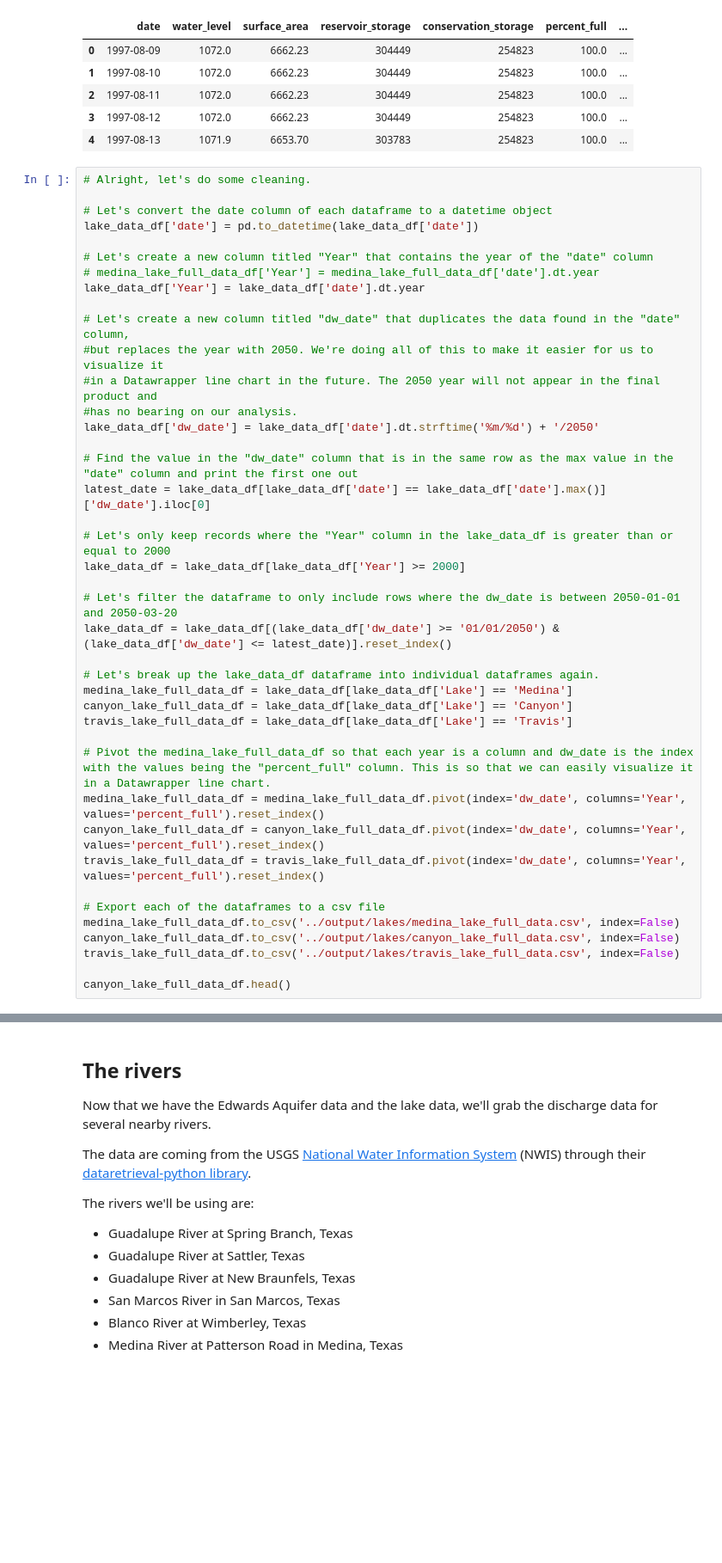
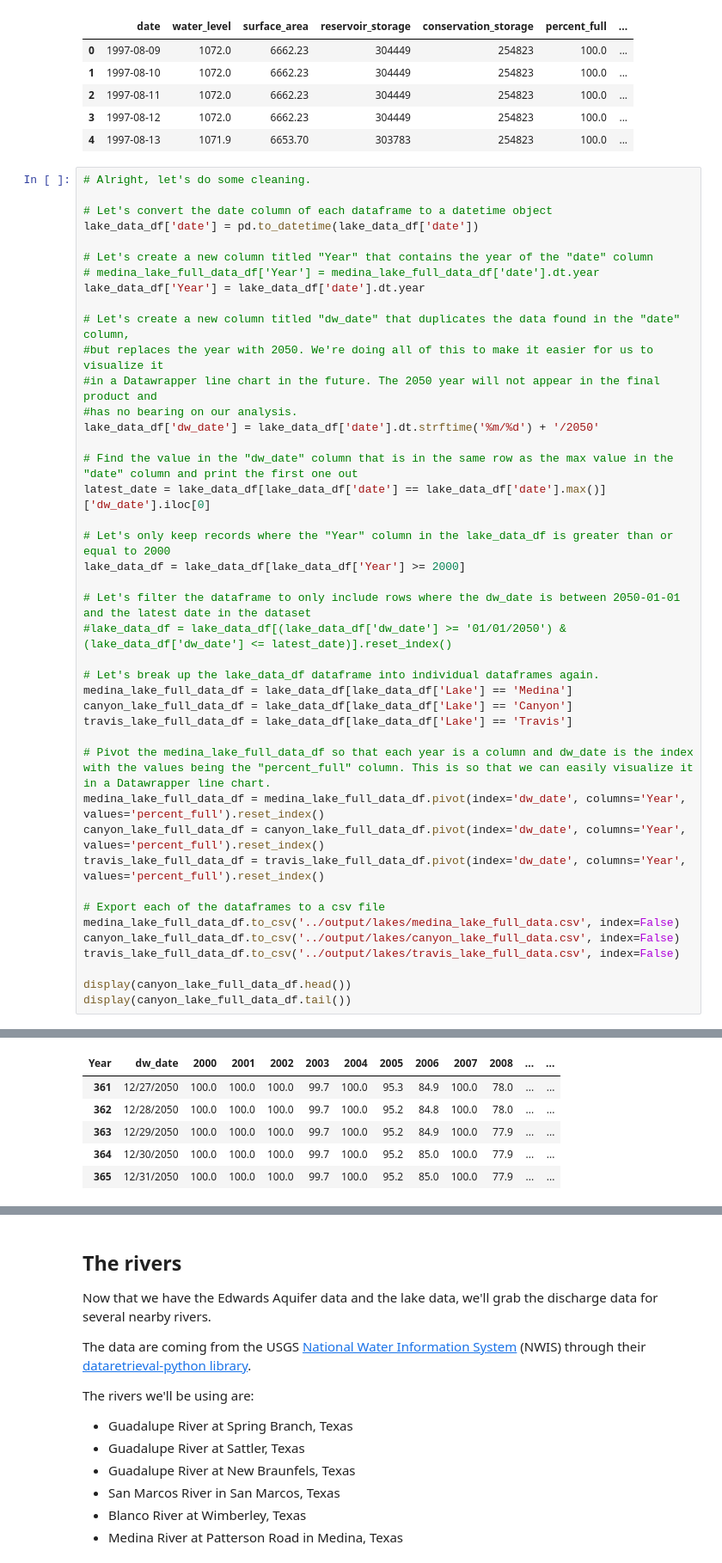
Before and after one commit to Houston-Chronicle/sa-water-levels, a Jupyter notebook: notebooks/collect-data.ipynb, the cells around one changed output, grey strips where cells are left out. Shown: that part at 86% size. Drawn from its saved outputs; the diff is of its cells as text; blank space fills up the shorter version.

```diff
--- a/notebooks/collect-data.ipynb
+++ b/notebooks/collect-data.ipynb
@@ -169,8 +191,8 @@ latest_date = lake_data_df[lake_data_df['date'] == lake_data_df['date'].max()]['
 # Let's only keep records where the "Year" column in the lake_data_df is greater than or equal to 2000
 lake_data_df = lake_data_df[lake_data_df['Year'] >= 2000]
 
-# Let's filter the dataframe to only include rows where the dw_date is between 2050-01-01 and 2050-03-20
-lake_data_df = lake_data_df[(lake_data_df['dw_date'] >= '01/01/2050') & (lake_data_df['dw_date'] <= latest_date)].reset_index()
+# Let's filter the dataframe to only include rows where the dw_date is between 2050-01-01 and the latest date in the dataset
+#lake_data_df = lake_data_df[(lake_data_df['dw_date'] >= '01/01/2050') & (lake_data_df['dw_date'] <= latest_date)].reset_index()
 
 # Let's break up the lake_data_df dataframe into individual dataframes again.
 medina_lake_full_data_df = lake_data_df[lake_data_df['Lake'] == 'Medina']
@@ -187,7 +209,8 @@ medina_lake_full_data_df.to_csv('../output/lakes/medina_lake_full_data.csv', ind
 canyon_lake_full_data_df.to_csv('../output/lakes/canyon_lake_full_data.csv', index=False)
 travis_lake_full_data_df.to_csv('../output/lakes/travis_lake_full_data.csv', index=False)
 
-canyon_lake_full_data_df.head()
+display(canyon_lake_full_data_df.head())
+display(canyon_lake_full_data_df.tail())
 # %% [output]
 | Year | dw_date | 2000 | 2001 | 2002 | 2003 | 2004 | 2005 | 2006 | 2007 | 2008 | ... | ... |
 | 0 | 01/01/2050 | 93.4 | 100.0 | 100.0 | 100.0 | 99.7 | 100.0 | 95.2 | 85.0 | 100.0 | ... | ... |
@@ -198,0 +222,6 @@ canyon_lake_full_data_df.head()
+| Year | dw_date | 2000 | 2001 | 2002 | 2003 | 2004 | 2005 | 2006 | 2007 | 2008 | ... | ... |
+| 361 | 12/27/2050 | 100.0 | 100.0 | 100.0 | 99.7 | 100.0 | 95.3 | 84.9 | 100.0 | 78.0 | ... | ... |
+| 362 | 12/28/2050 | 100.0 | 100.0 | 100.0 | 99.7 | 100.0 | 95.2 | 84.8 | 100.0 | 78.0 | ... | ... |
+| 363 | 12/29/2050 | 100.0 | 100.0 | 100.0 | 99.7 | 100.0 | 95.2 | 84.9 | 100.0 | 77.9 | ... | ... |
+| 364 | 12/30/2050 | 100.0 | 100.0 | 100.0 | 99.7 | 100.0 | 95.2 | 85.0 | 100.0 | 77.9 | ... | ... |
+| 365 | 12/31/2050 | 100.0 | 100.0 | 100.0 | 99.7 | 100.0 | 95.2 | 85.0 | 100.0 | 77.9 | ... | ... |
```
Also changed, not shown: parts of 13 cells of this notebook, 25 other files.
